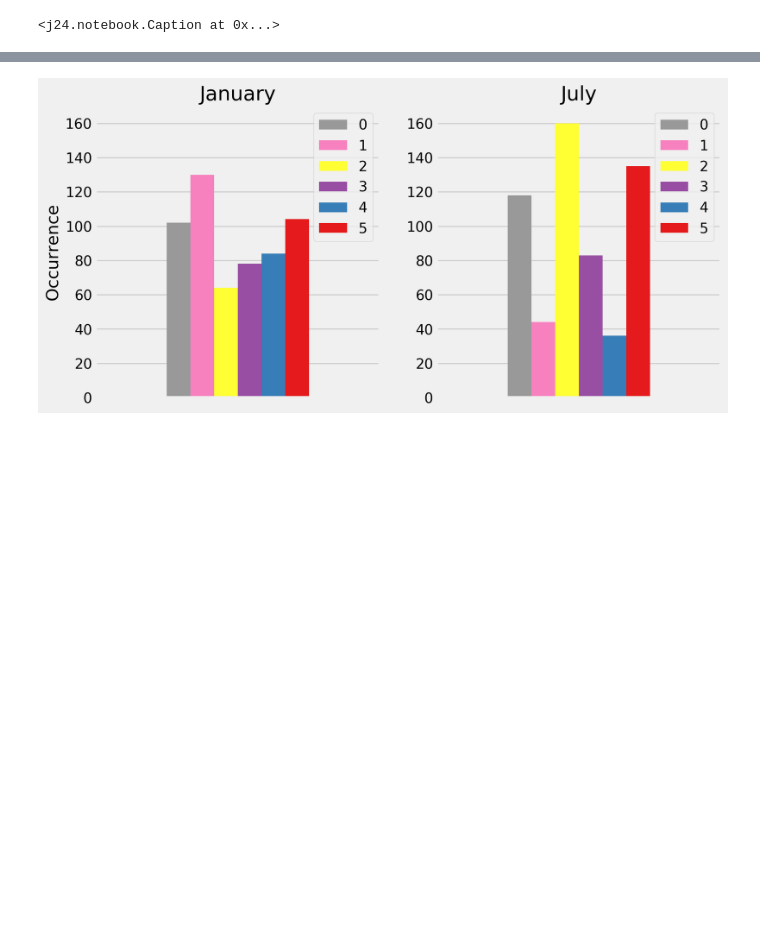
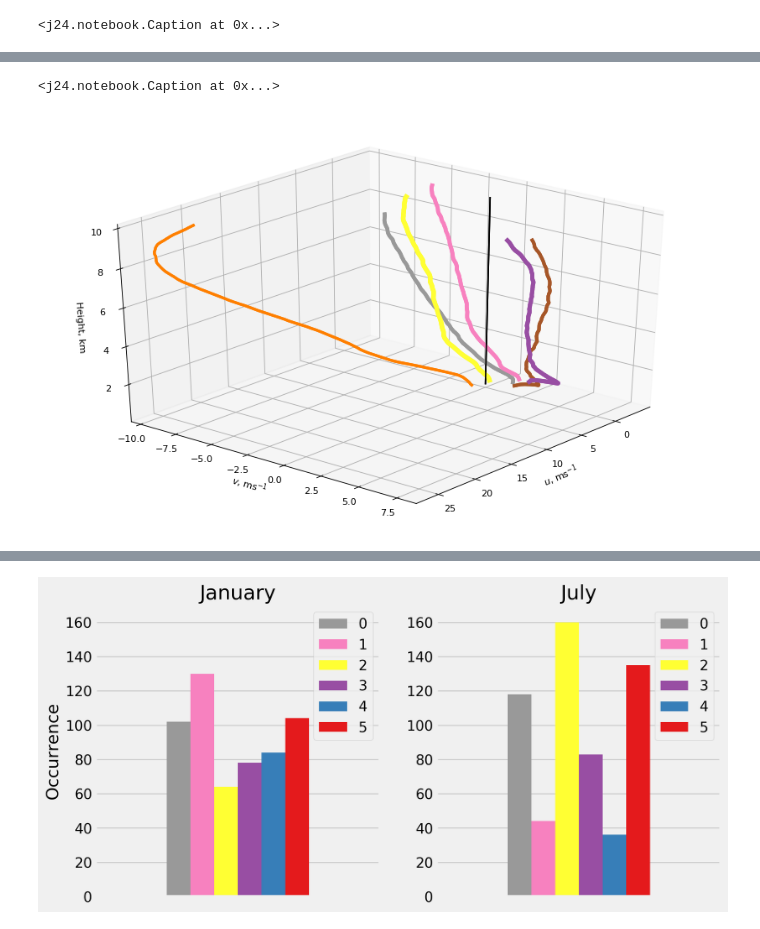
Before and after one commit to juhi24/negi, a Jupyter notebook: report.ipynb, the cells around one changed output, grey strips where cells are left out. Saved outputs shown, nothing was run; the diff lists cells and outputs as text; code cells hidden in the pictures; blank space fills up the shorter version.

```diff
--- a/report.ipynb
+++ b/report.ipynb
@@ -152,0 +187,24 @@ show(fig_wind, caption='Wind profiles of the class centroids.')
+# %%
+# Make animated 3D plot of cluster centroid wind profiles.
+fig_wind = plt.figure(f_wind, dpi=80)
+ax_wind = Axes3D(fig_wind)
+#show(fig_wind, caption='Wind profiles of the class centroids.')
+angles = np.linspace(0,360,81) # A list of 80 unique angles
+# viewing angles to make the plot gently rotate back and forth
+views = np.sin(np.deg2rad(angles))*15 + 40
+
+def init():
+    """Initialize the view."""
+    cl.plot_w_centroids(cw, linewidths=linewidths, ax=ax_wind)
+    return fig_wind,
+
+def animate(i):
+    """Animating the view."""
+    ax_wind.view_init(elev=30, azim=i)
+    return fig_wind,
+
+# Create animation object.
+anim = animation.FuncAnimation(fig_wind, animate, init_func=init, frames=views, interval=200, blit=True)
+capt = 'Figure {}: Class centroid wind profiles.'.format(f_wind)
+display(HTML(anim.to_html5_video()), Caption(capt)) # Display as html5 video.
+# %% [output]
@@ -152,0 +212,2 @@ show(fig_wind, caption='Wind profiles of the class centroids.')
+<j24.notebook.Caption at 0x...>
+[figure, added]
```
Also changed, not shown: parts of 19 cells of this notebook, 1 other file.
